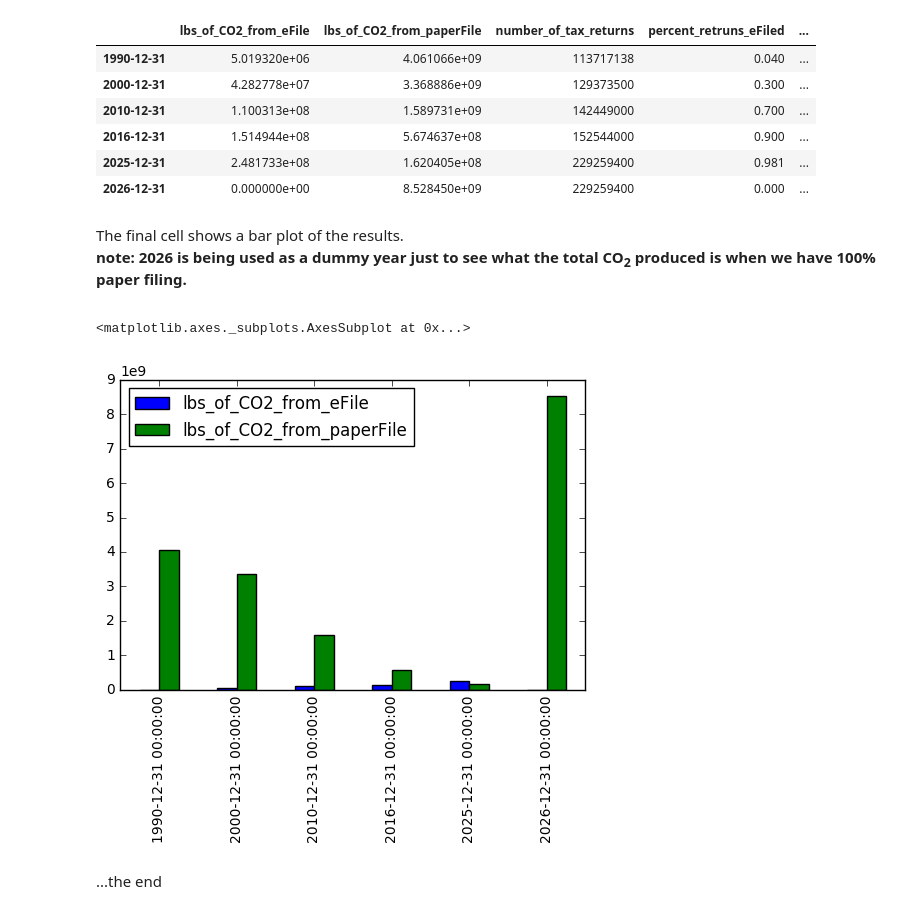
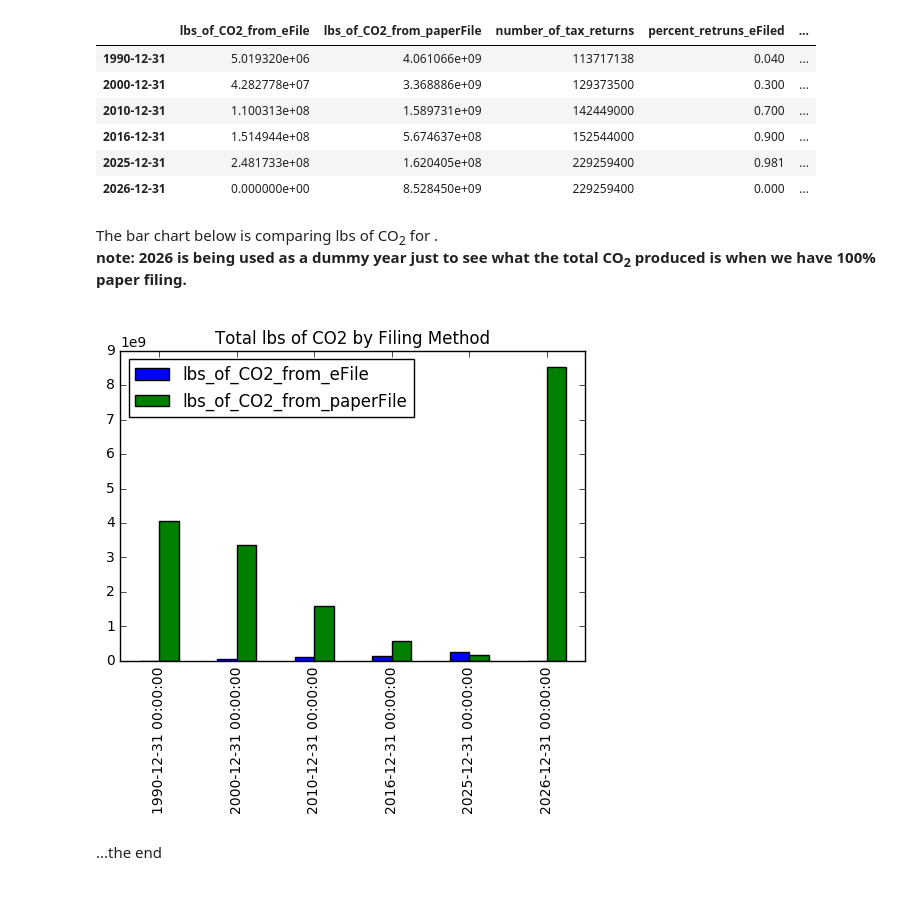
Before and after one commit to blehman/tax_story, a Jupyter notebook: data_monkey/TaxReturnCO2.ipynb, the cells around one changed output. Cells and saved outputs as stored; diff of their text form; code cells hidden in the pictures.

```diff
--- a/data_monkey/TaxReturnCO2.ipynb
+++ b/data_monkey/TaxReturnCO2.ipynb
@@ -178,14 +178,13 @@ df
 | 2025-12-31 | 2.481733e+08 | 1.620405e+08 | 229259400 | 0.981 | ... |
 | 2026-12-31 | 0.000000e+00 | 8.528450e+09 | 229259400 | 0.000 | ... |
 # %% [markdown]
-The final cell shows a bar plot of the results. <br>
+The bar chart below is comparing lbs of CO<sub>2</sub> for . <br>
 **note: 2026 is being used as a dummy year just to see what the total CO<sub>2</sub> produced is when we have 100% paper filing.**
 <div id="plots"></div>
 # %%
-df[["lbs_of_CO2_from_eFile","lbs_of_CO2_from_paperFile"]].plot(kind="bar")
+df[["lbs_of_CO2_from_eFile","lbs_of_CO2_from_paperFile"]].plot(kind="bar",  title='Total lbs of CO2 by Filing Method');
 # %% [output]
-<matplotlib.axes._subplots.AxesSubplot at 0x...>
-[figure, old version]
+[figure, new version]
 # %% [markdown]
 ...the end
 # %%
```
Also changed, not shown: parts of 7 cells of this notebook.
